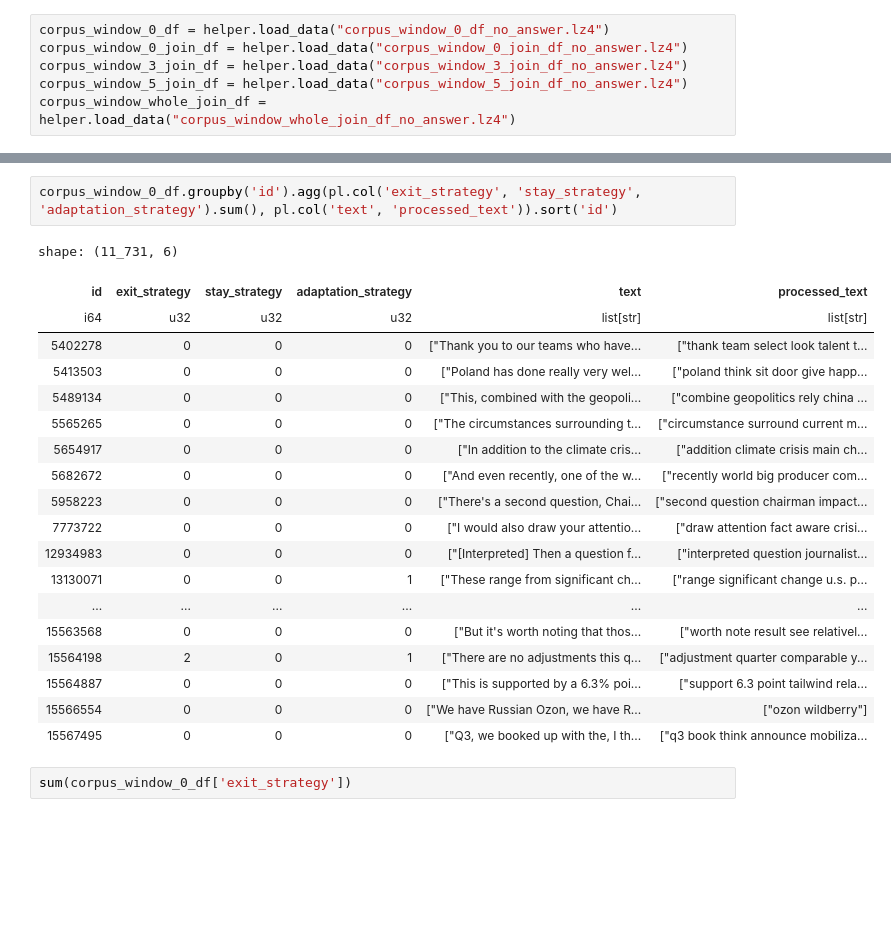
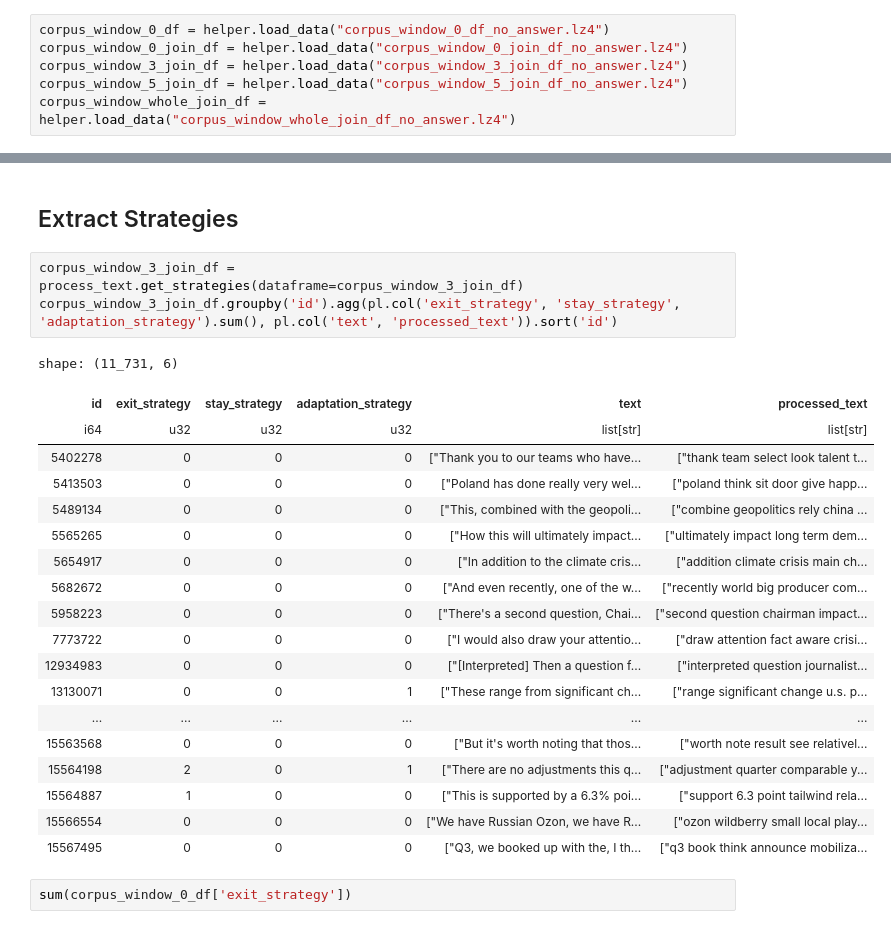
Before and after one commit to falseAzure/infineac, a Jupyter notebook: notebooks/infineac.ipynb, the cells around one changed output, grey strips where cells are left out. Saved outputs shown, nothing was run; the diff lists cells and outputs as text; blank space fills up the shorter version.

```diff
--- a/notebooks/infineac.ipynb
+++ b/notebooks/infineac.ipynb
@@ -334,13 +313,16 @@ shape: (45_126, 14)
+# %% [markdown]
+## Extract Strategies
 # %%
-corpus_window_0_df.groupby('id').agg(pl.col('exit_strategy', 'stay_strategy', 'adaptation_strategy').sum(), pl.col('text', 'processed_text')).sort('id')
+corpus_window_3_join_df = process_text.get_strategies(dataframe=corpus_window_3_join_df)
+corpus_window_3_join_df.groupby('id').agg(pl.col('exit_strategy', 'stay_strategy', 'adaptation_strategy').sum(), pl.col('text', 'processed_text')).sort('id')
 # %% [output]
 shape: (11_731, 6)
 | id | exit_strategy | stay_strategy | adaptation_strategy | text | processed_text |
 | i64 | u32 | u32 | u32 | list[str] | list[str] |
 | 5402278 | 0 | 0 | 0 | ["Thank you to our teams who have... | ["thank team select look talent t... |
 | 5413503 | 0 | 0 | 0 | ["Poland has done really very wel... | ["poland think sit door give happ... |
 | 5489134 | 0 | 0 | 0 | ["This, combined with the geopoli... | ["combine geopolitics rely china ... |
-| 5565265 | 0 | 0 | 0 | ["The circumstances surrounding t... | ["circumstance surround current m... |
+| 5565265 | 0 | 0 | 0 | ["How this will ultimately impact... | ["ultimately impact long term dem... |
 | 5654917 | 0 | 0 | 0 | ["In addition to the climate cris... | ["addition climate crisis main ch... |
 | 5682672 | 0 | 0 | 0 | ["And even recently, one of the w... | ["recently world big producer com... |
 | 5958223 | 0 | 0 | 0 | ["There's a second question, Chai... | ["second question chairman impact... |
@@ -350,8 +332,8 @@ shape: (11_731, 6)
 | ... | ... | ... | ... | ... | ... |
 | 15563568 | 0 | 0 | 0 | ["But it's worth noting that thos... | ["worth note result see relativel... |
 | 15564198 | 2 | 0 | 1 | ["There are no adjustments this q... | ["adjustment quarter comparable y... |
-| 15564887 | 0 | 0 | 0 | ["This is supported by a 6.3% poi... | ["support 6.3 point tailwind rela... |
-| 15566554 | 0 | 0 | 0 | ["We have Russian Ozon, we have R... | ["ozon wildberry"] |
+| 15564887 | 1 | 0 | 0 | ["This is supported by a 6.3% poi... | ["support 6.3 point tailwind rela... |
+| 15566554 | 0 | 0 | 0 | ["We have Russian Ozon, we have R... | ["ozon wildberry small local play... |
 | 15567495 | 0 | 0 | 0 | ["Q3, we booked up with the, I th... | ["q3 book think announce mobiliza... |
 # %%
 sum(corpus_window_0_df['exit_strategy'])
```
Also changed, not shown: parts of 24 cells of this notebook.
